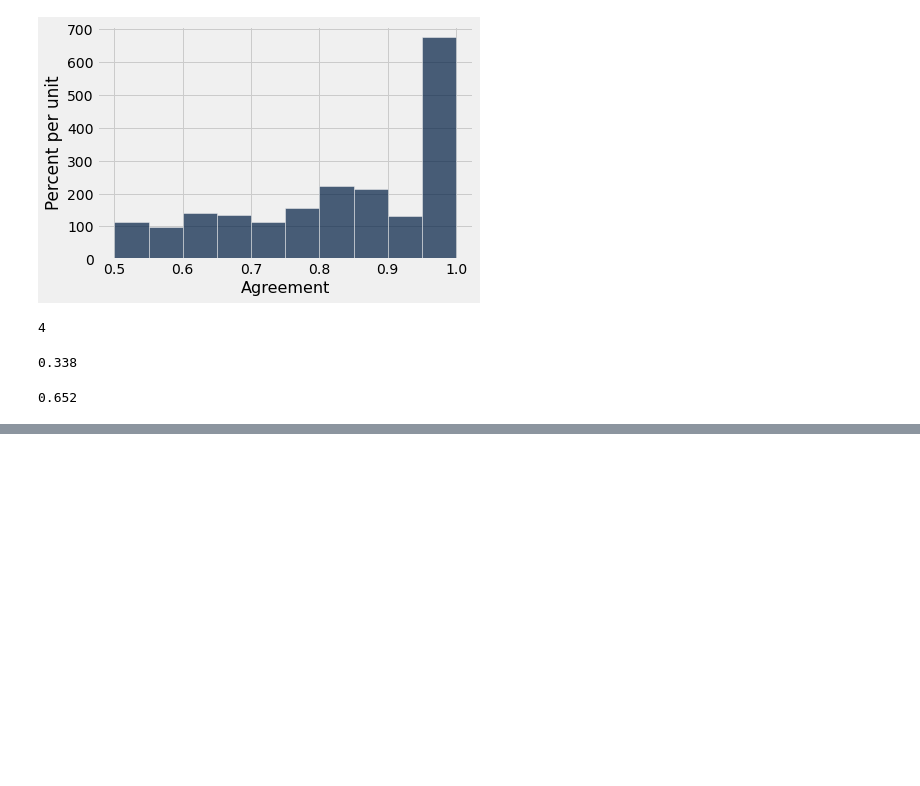
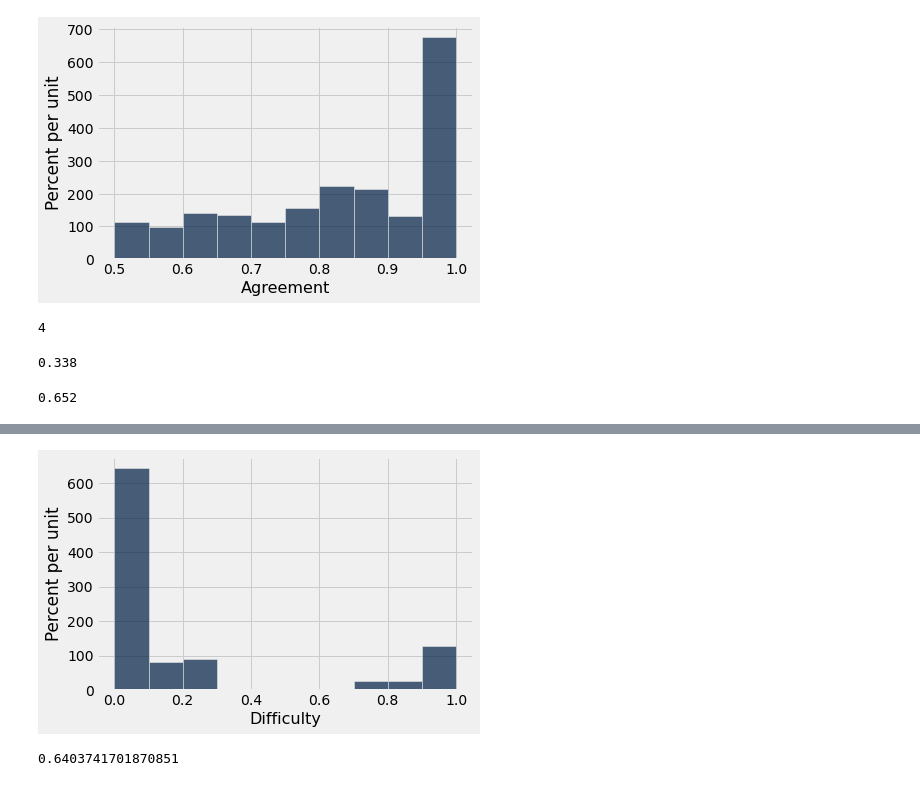
Before and after one commit to stoddardian/label-medical-images, a Jupyter notebook: descriptive-analysis-2.ipynb, the cells around one changed output, grey strips where cells are left out. Cells and saved outputs as stored; diff of their text form; code cells hidden in the pictures; blank space fills up the shorter version.

```diff
--- a/descriptive-analysis-2.ipynb
+++ b/descriptive-analysis-2.ipynb
@@ -417,0 +435,8 @@ In about two thirds of these cases, the crowd vote leaned at least 75% in one di
+# %%
+high_agreement.hist('Difficulty')
+# %% [output]
+[figure, added]
+# %%
+1 - (np.count_nonzero(high_agreement.column('Difficulty') > 0) / high_agreement.num_rows)
+# %% [output]
+0.6403741701870851
```
Also changed, not shown: parts of 21 cells of this notebook.
